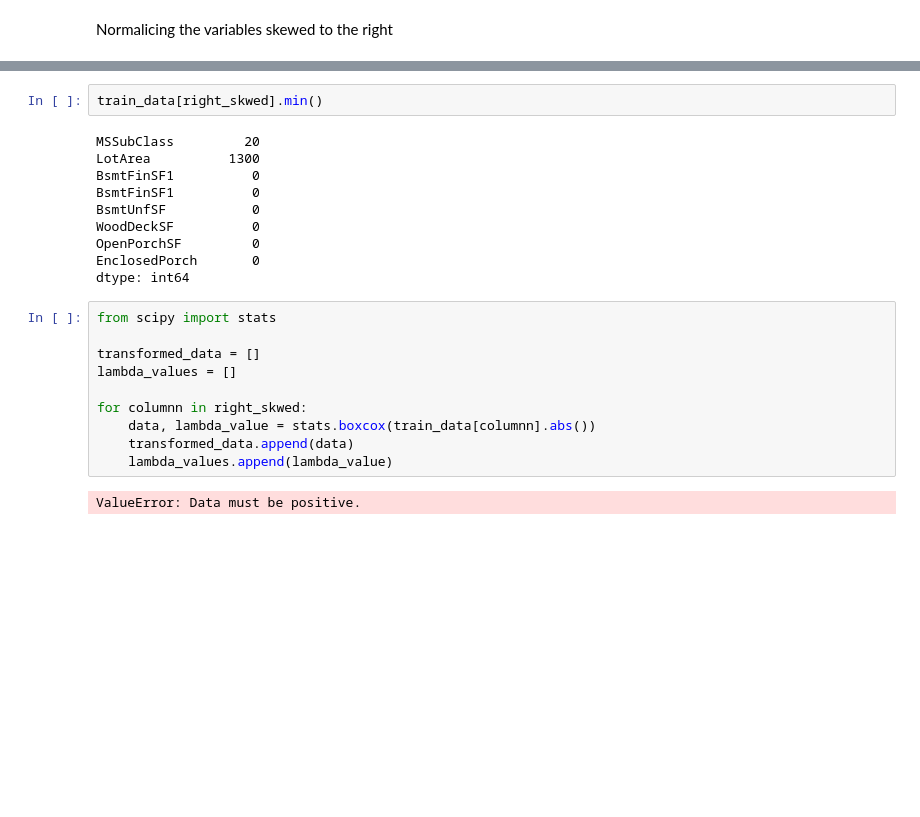
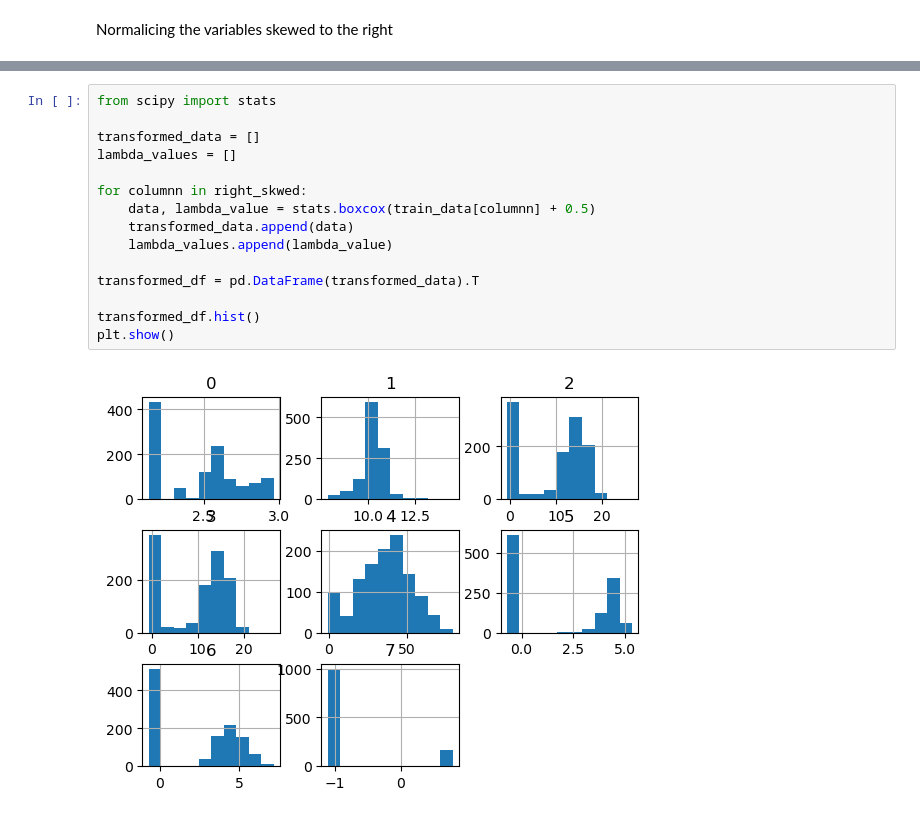
Before and after one commit to Alejolamilla/House-Prices, a Jupyter notebook: house_prices.ipynb, the cells around one changed output, grey strips where cells are left out. Cells and saved outputs as stored; diff of their text form; blank space fills up the shorter version.

```diff
--- a/house_prices.ipynb
+++ b/house_prices.ipynb
@@ -119,24 +113,17 @@ ValueError: supplied range of [-inf, 9.638348312972704] is not finite
-# %%
-train_data[right_skwed].min()
-# %% [output]
-MSSubClass         20
-LotArea          1300
-BsmtFinSF1          0
-BsmtFinSF1          0
-BsmtUnfSF           0
-WoodDeckSF          0
-OpenPorchSF         0
-EnclosedPorch       0
-dtype: int64
 # %%
 from scipy import stats
 
 transformed_data = []
 lambda_values = []
 
 for columnn in right_skwed:
-    data, lambda_value = stats.boxcox(train_data[columnn].abs())
+    data, lambda_value = stats.boxcox(train_data[columnn] + 0.5)
     transformed_data.append(data)
     lambda_values.append(lambda_value)
+
+transformed_df = pd.DataFrame(transformed_data).T
+
+transformed_df.hist()
+plt.show()
 # %% [output]
-ValueError: Data must be positive.
+[figure, added]
```
Also changed, not shown: parts of 12 cells of this notebook.
